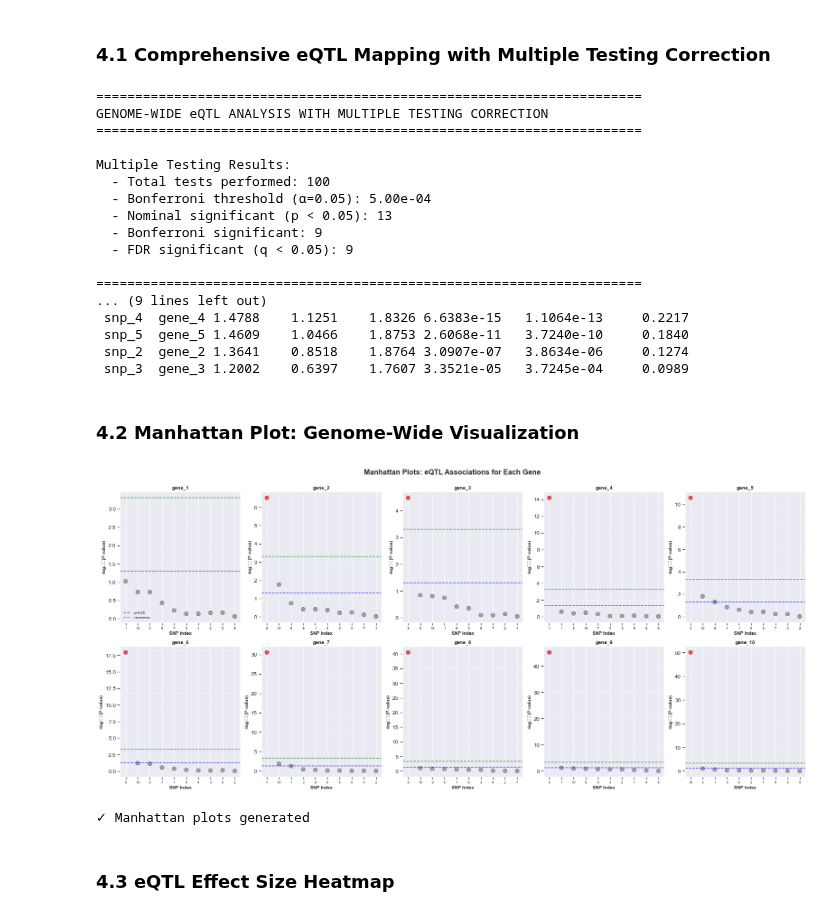
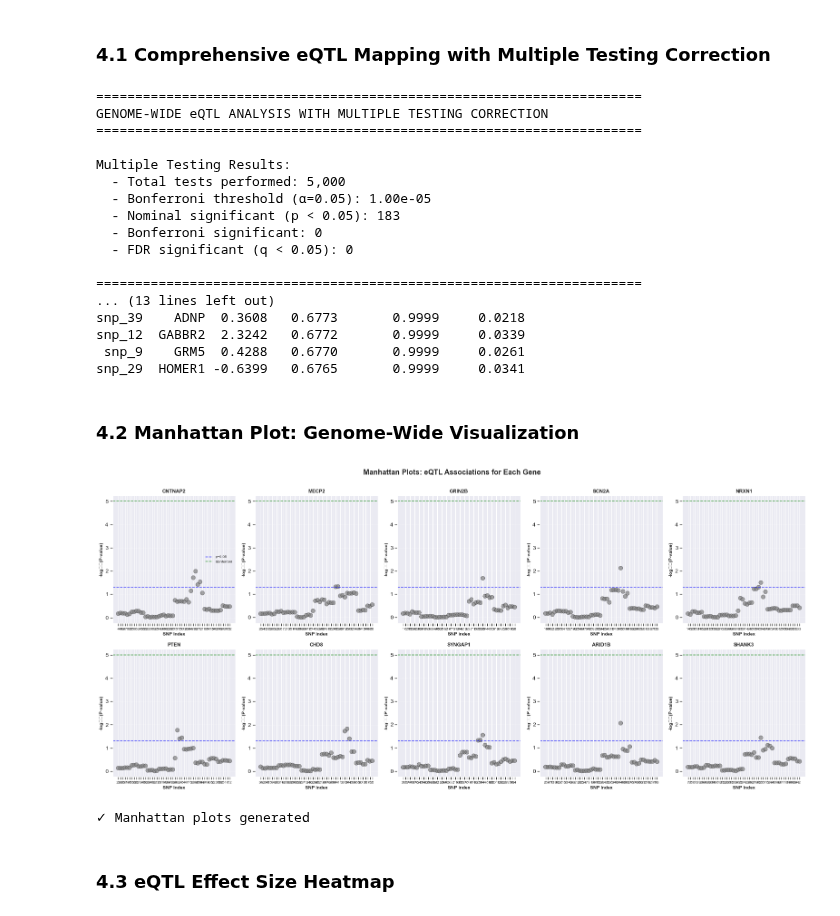
Before and after one commit to vladimirkovacevic/multiomics, a Jupyter notebook: notebooks/eQTL_tutorial.ipynb, the cells around one changed output. Drawn from its saved outputs; the diff is of its cells as text; code cells hidden in the pictures.

```diff
--- a/notebooks/eQTL_tutorial.ipynb
+++ b/notebooks/eQTL_tutorial.ipynb
@@ -87,12 +103,12 @@ In this section, we begin with fundamental eQTL concepts by examining associatio
 # Load genotype data
 # Each row represents an individual, columns represent SNPs
 # Values: 0 (homozygous reference), 1 (heterozygous), 2 (homozygous alternative)
-geno = pd.read_csv('../data/simulated/sim_genotypes.tab', sep='\t')
+geno = pd.read_csv('../data/ASD_dataset/ASD_genotypes.csv')
 
 # Load gene expression data
 # Each row represents an individual, columns represent genes
 # Values: log2-transformed normalized expression levels
-expr = pd.read_csv('../data/simulated/sim_expression1.tab', sep='\t')
+expr = pd.read_csv('../data/ASD_dataset/ASD_expression.csv')
 
 print("=" * 70)
 print("GENOTYPE DATA")
@@ -232,7 +251,7 @@ We'll create a comprehensive visualization showing expression distributions acro
 # This transformation allows us to plot SNP-expression relationships
 
 # For visualization, we'll focus on one gene and show it across all SNPs
-gene_to_plot = 'gene_1'
+gene_to_plot = 'NTF3'
 
 print("=" * 70)
 print("DATA TRANSFORMATION FOR VISUALIZATION")
@@ -244,7 +263,7 @@ fig, axes = plt.subplots(2, 5, figsize=(20, 10))
 axes = axes.flatten()
 
 # Create box plots for each SNP
-for idx, snp in enumerate(geno.columns[1:]):
+for idx, snp in enumerate(geno.columns[1:][:10]):
     ax = axes[idx]
 
     # Create a dataframe for this specific SNP-gene pair
@@ -341,11 +360,11 @@ def perform_eqtl_regression(genotype, expression, snp_name, gene_name):
     dict : Dictionary containing regression results
     """
     # Add intercept to the model
-    X = sm.add_constant(genotype)
+    X = sm.add_constant(genotype)  # Add column of ones
     y = expression
 
     # Fit linear regression model
-    model = sm.OLS(y, X).fit()
+    model = sm.OLS(y, X).fit()  # computes coefficients by minimizing squared residual error
 
     # Extract results
     beta = model.params[1]  # SNP effect (slope)
@@ -357,7 +376,7 @@ def perform_eqtl_regression(genotype, expression, snp_name, gene_name):
     return {
         'SNP': snp_name,
         'Gene': gene_name,
-        'Beta': beta,
+        'Beta': beta,  # Effect size beta1 - slope
         'SE': se,
         'CI_Lower': ci_lower,
         'CI_Upper': ci_upper,
@@ -367,7 +386,7 @@ def perform_eqtl_regression(genotype, expression, snp_name, gene_name):
 
 # Perform regression for one SNP-gene pair as an example
 example_snp = 'snp_1'
-example_gene = 'gene_1'
+example_gene = 'NTF3'
 
 result = perform_eqtl_regression(
     genotype=geno[example_snp].values,
@@ -1144,18 +1163,18 @@ GENOME-WIDE eQTL ANALYSIS WITH MULTIPLE TESTING CORRECTION
 ======================================================================
 
 Multiple Testing Results:
-  - Total tests performed: 100
-  - Bonferroni threshold (α=0.05): 5.00e-04
-  - Nominal significant (p < 0.05): 13
-  - Bonferroni significant: 9
-  - FDR significant (q < 0.05): 9
+  - Total tests performed: 5,000
+  - Bonferroni threshold (α=0.05): 1.00e-05
+  - Nominal significant (p < 0.05): 183
+  - Bonferroni significant: 0
+  - FDR significant (q < 0.05): 0
 
 ======================================================================
-... (9 lines left out)
- snp_4  gene_4 1.4788    1.1251    1.8326 6.6383e-15   1.1064e-13     0.2217
- snp_5  gene_5 1.4609    1.0466    1.8753 2.6068e-11   3.7240e-10     0.1840
- snp_2  gene_2 1.3641    0.8518    1.8764 3.0907e-07   3.8634e-06     0.1274
- snp_3  gene_3 1.2002    0.6397    1.7607 3.3521e-05   3.7245e-04     0.0989
+... (13 lines left out)
+snp_39    ADNP  0.3608   0.6773       0.9999     0.0218
+snp_12  GABBR2  2.3242   0.6772       0.9999     0.0339
+ snp_9    GRM5  0.4288   0.6770       0.9999     0.0261
+snp_29  HOMER1 -0.6399   0.6765       0.9999     0.0341
 # %% [markdown]
 ### 4.2 Manhattan Plot: Genome-Wide Visualization
 # %%
@@ -1163,7 +1182,7 @@ Multiple Testing Results:
 fig, axes = plt.subplots(2, 5, figsize=(22, 10))
 axes = axes.flatten()
 
-for idx, gene in enumerate(expr.columns[1:]):
+for idx, gene in enumerate(expr.columns[1:][:10]):
     ax = axes[idx]
     gene_results = results_final[results_final['Gene'] == gene].copy()
 
@@ -1172,34 +1191,34 @@ for idx, gene in enumerate(expr.columns[1:]):
     y = -np.log10(gene_results['P_value'])
 
     # Color by significance
     colors = ['red' if fdr else 'gray' for fdr in gene_results['FDR_significant']]
 
     ax.scatter(x, y, c=colors, s=80, alpha=0.7, edgecolors='black', linewidth=0.5)
 
     # Add significance thresholds
     ax.axhline(-np.log10(0.05), color='blue', linestyle='--', linewidth=1.5,
               alpha=0.7, label='p=0.05')
     ax.axhline(-np.log10(bonferroni_threshold), color='green', linestyle='--',
               linewidth=1.5, alpha=0.7, label='Bonferroni')
 
     ax.set_xlabel('SNP Index', fontsize=10, fontweight='bold')
     ax.set_ylabel('-log₁₀(P-value)', fontsize=10, fontweight='bold')
     ax.set_title(f'{gene}', fontsize=11, fontweight='bold')
     ax.set_xticks(x)
     ax.set_xticklabels([s.split('_')[1] for s in gene_results['SNP']], fontsize=8)
     ax.grid(True, alpha=0.3, axis='y')
 
     if idx == 0:
         ax.legend(fontsize=8)
 
 plt.suptitle('Manhattan Plots: eQTL Associations for Each Gene',
              fontsize=16, fontweight='bold', y=1.00)
 plt.tight_layout()
 plt.show()
 
 print("\n\u2713 Manhattan plots generated")
 # %% [output]
-[figure, old version]
+[figure, new version]
 ✓ Manhattan plots generated
 # %% [markdown]
 ### 4.3 eQTL Effect Size Heatmap
```
Also changed, not shown: parts of 12 cells of this notebook.
